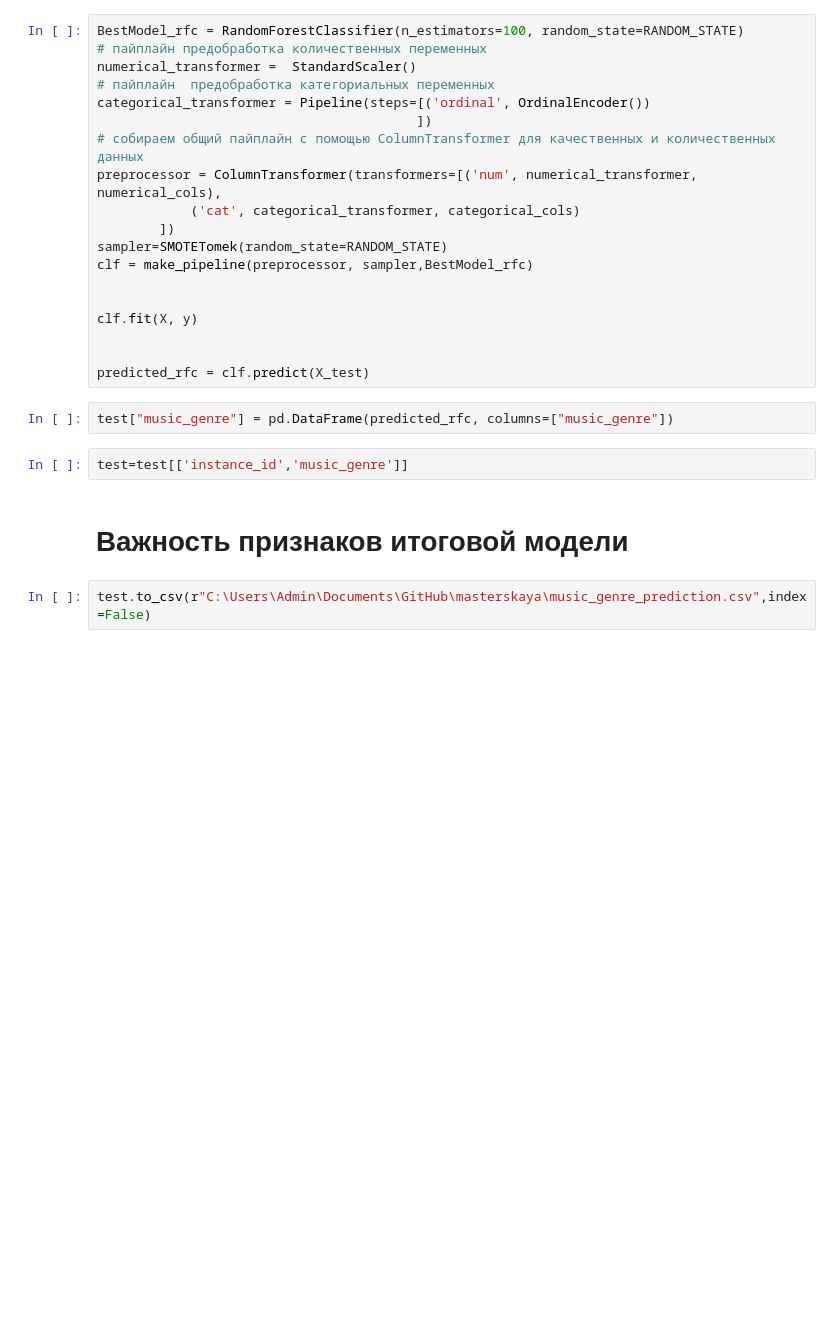
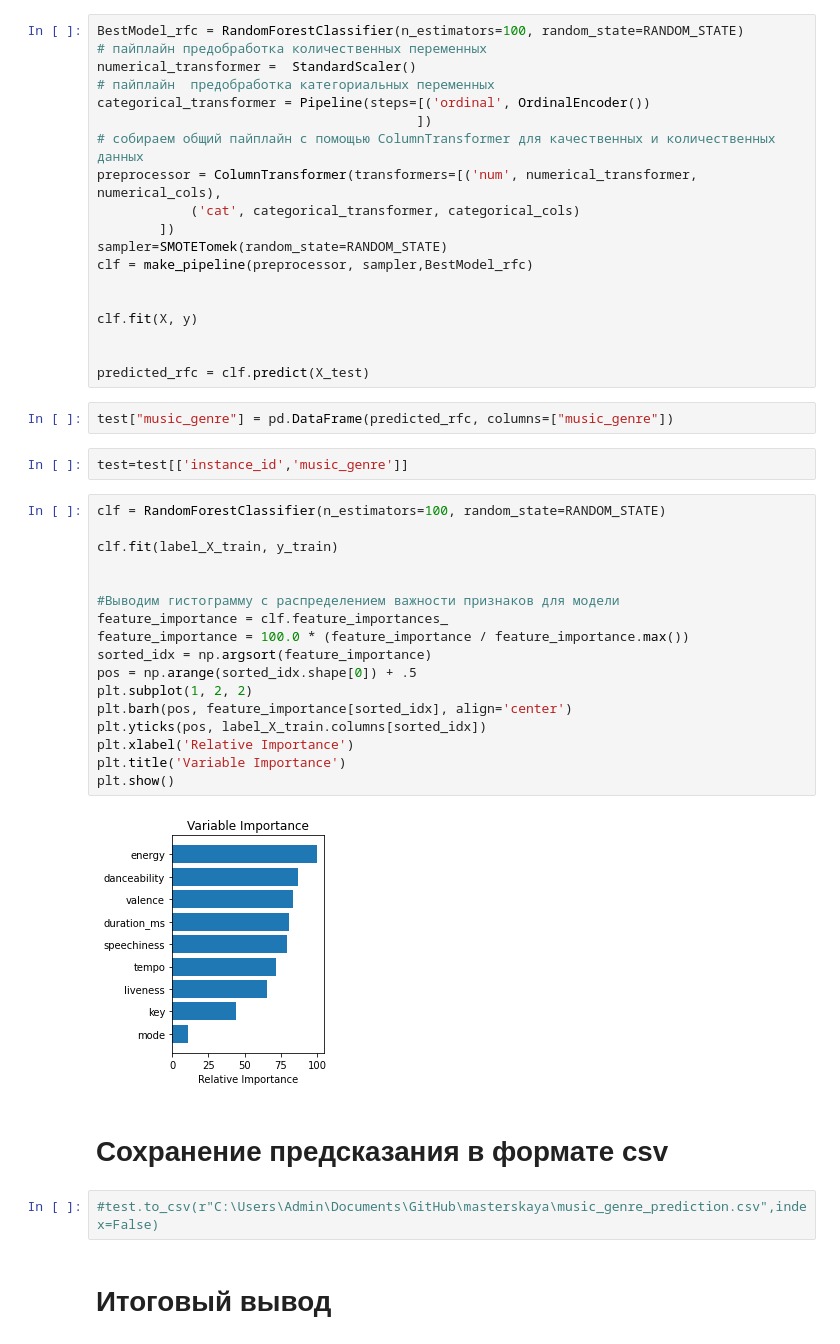
Before and after one commit to Bobbydboo/masterskaya, a Jupyter notebook: sorev_kaga.ipynb, the cells around one changed output. Cells and saved outputs as stored; diff of their text form; blank space fills up the shorter version.

```diff
--- a/sorev_kaga.ipynb
+++ b/sorev_kaga.ipynb
@@ -1463,7 +1463,28 @@ predicted_rfc = clf.predict(X_test)
 test["music_genre"] = pd.DataFrame(predicted_rfc, columns=["music_genre"])
 # %%
 test=test[['instance_id','music_genre']]
+# %%
+clf = RandomForestClassifier(n_estimators=100, random_state=RANDOM_STATE)
+
+clf.fit(label_X_train, y_train)
+
+
+#Выводим гистограмму с распределением важности признаков для модели
+feature_importance = clf.feature_importances_
+feature_importance = 100.0 * (feature_importance / feature_importance.max())
+sorted_idx = np.argsort(feature_importance)
+pos = np.arange(sorted_idx.shape[0]) + .5
+plt.subplot(1, 2, 2)
+plt.barh(pos, feature_importance[sorted_idx], align='center')
+plt.yticks(pos, label_X_train.columns[sorted_idx])
+plt.xlabel('Relative Importance')
+plt.title('Variable Importance')
+plt.show()
+# %% [output]
+[figure, added]
 # %% [markdown]
-# Важность признаков итоговой модели
+# Сохранение предсказания в формате csv
 # %%
-test.to_csv(r"C:\Users\Admin\Documents\GitHub\masterskaya\music_genre_prediction.csv",index=False)
+#test.to_csv(r"C:\Users\Admin\Documents\GitHub\masterskaya\music_genre_prediction.csv",index=False)
+# %% [markdown]
+# Итоговый вывод
```
Also changed, not shown: parts of 8 cells of this notebook.
